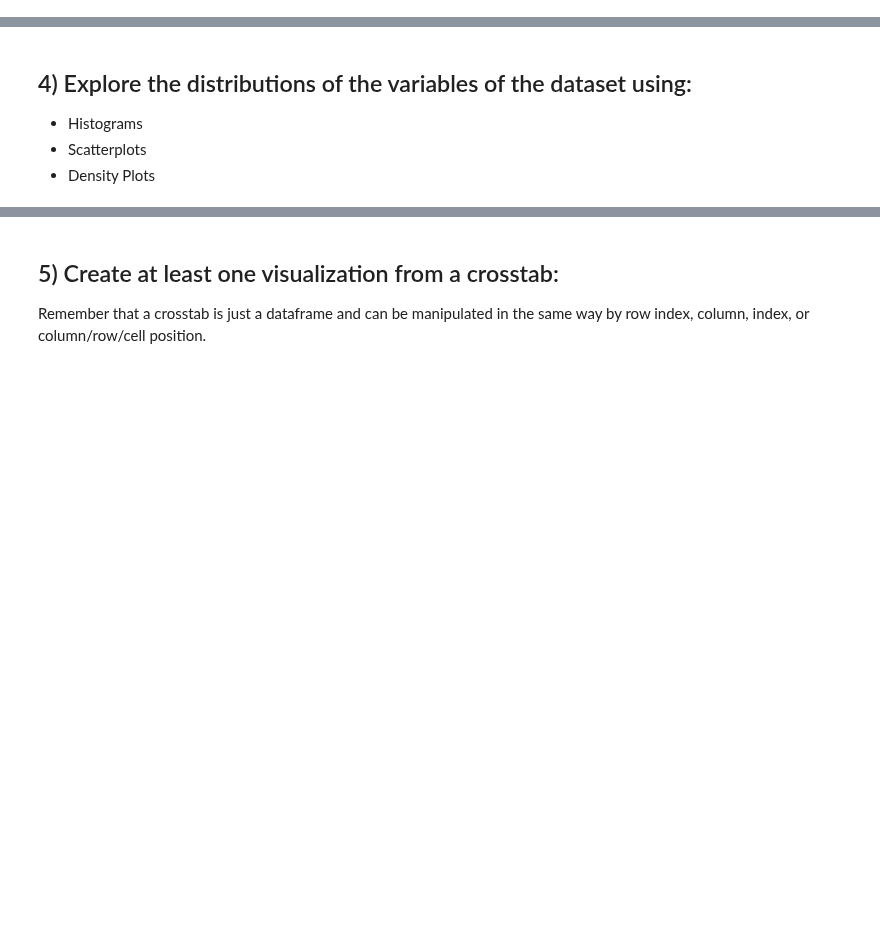
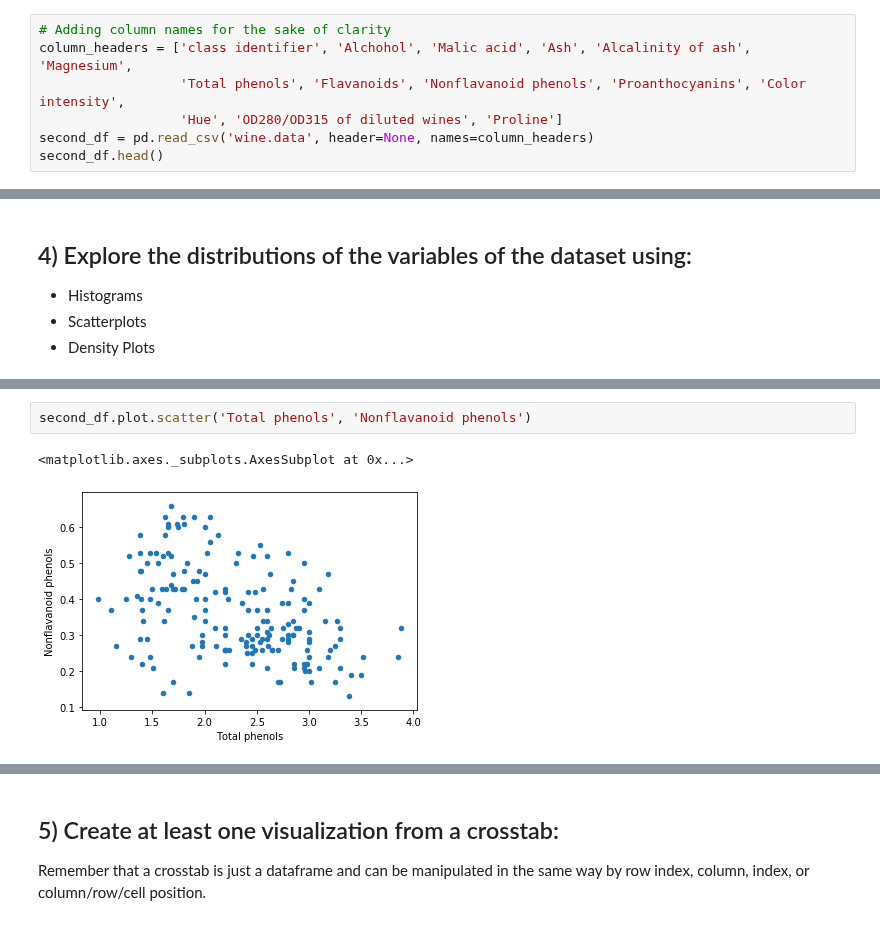
Before and after one commit to bloominstituteoftechnology/DS-Unit-1-Sprint-1-Data-Wrangling-and-Storytelling, a Jupyter notebook: module1-exploratory-data-analysis/LS_DS_111_Exploratory_Data_Analysis_Assignment.ipynb, the cells around one changed output, grey strips where cells are left out. Cells and saved outputs as stored; diff of their text form; blank space fills up the shorter version.

```diff
--- a/module1-exploratory-data-analysis/LS_DS_111_Exploratory_Data_Analysis_Assignment.ipynb
+++ b/module1-exploratory-data-analysis/LS_DS_111_Exploratory_Data_Analysis_Assignment.ipynb
@@ -39,0 +153,7 @@ Choose a second dataset from the "Popular Datasets" listing on UCI, but this tim
+# %%
+# Adding column names for the sake of clarity
+column_headers = ['class identifier', 'Alchohol', 'Malic acid', 'Ash', 'Alcalinity of ash', 'Magnesium',
+                  'Total phenols', 'Flavanoids', 'Nonflavanoid phenols', 'Proanthocyanins', 'Color intensity',
+                  'Hue', 'OD280/OD315 of diluted wines', 'Proline']
+second_df = pd.read_csv('wine.data', header=None, names=column_headers)
+second_df.head()
@@ -52,0 +205,5 @@ Take whichever of the above datasets has more categorical variables and use cros
+# %%
+second_df.plot.scatter('Total phenols', 'Nonflavanoid phenols')
+# %% [output]
+<matplotlib.axes._subplots.AxesSubplot at 0x...>
+[figure, added]
```
Also changed, not shown: parts of 23 cells of this notebook.
